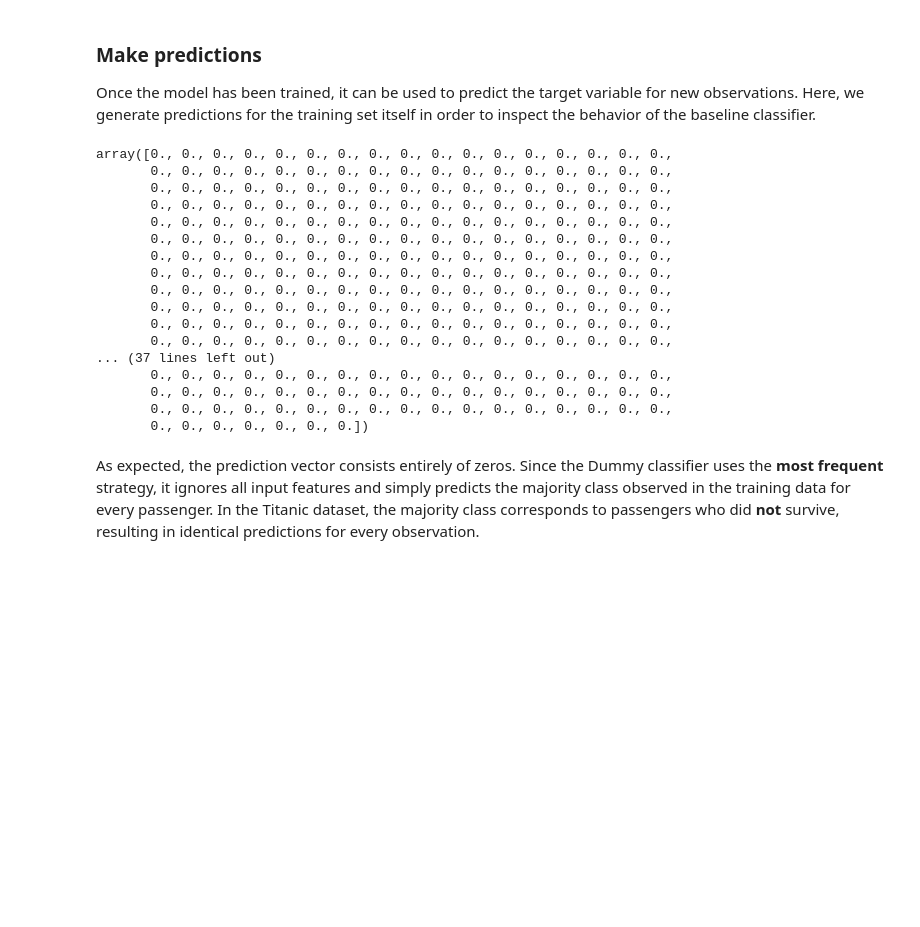
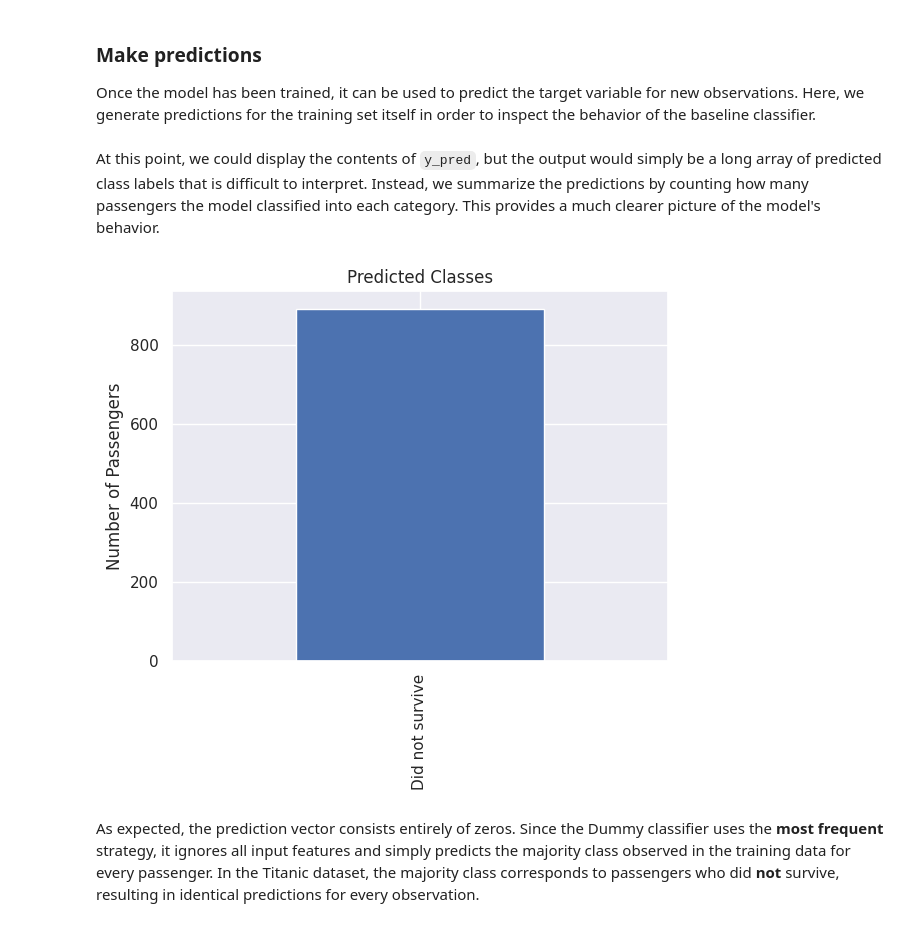
Before and after one commit to ianlopezdiaz/kaggle-titanic, a Jupyter notebook: notebooks/03_modeling_and_evaluation.ipynb, the cells around one changed output. Drawn from its saved outputs; the diff is of its cells as text; code cells hidden in the pictures; blank space fills up the shorter version.

Commit message:
Barcharts added for y_pred (dummy/logistic)

```diff
--- a/notebooks/03_modeling_and_evaluation.ipynb
+++ b/notebooks/03_modeling_and_evaluation.ipynb
@@ -150,26 +150,27 @@ Once the model has been trained, it can be used to predict the target variable f
 # %%
 # Predict the training set
 y_pred = dummy.predict(X_train)
-
-y_pred
-# %% [output]
-array([0., 0., 0., 0., 0., 0., 0., 0., 0., 0., 0., 0., 0., 0., 0., 0., 0.,
-       0., 0., 0., 0., 0., 0., 0., 0., 0., 0., 0., 0., 0., 0., 0., 0., 0.,
-       0., 0., 0., 0., 0., 0., 0., 0., 0., 0., 0., 0., 0., 0., 0., 0., 0.,
-       0., 0., 0., 0., 0., 0., 0., 0., 0., 0., 0., 0., 0., 0., 0., 0., 0.,
-       0., 0., 0., 0., 0., 0., 0., 0., 0., 0., 0., 0., 0., 0., 0., 0., 0.,
-       0., 0., 0., 0., 0., 0., 0., 0., 0., 0., 0., 0., 0., 0., 0., 0., 0.,
-       0., 0., 0., 0., 0., 0., 0., 0., 0., 0., 0., 0., 0., 0., 0., 0., 0.,
-       0., 0., 0., 0., 0., 0., 0., 0., 0., 0., 0., 0., 0., 0., 0., 0., 0.,
-       0., 0., 0., 0., 0., 0., 0., 0., 0., 0., 0., 0., 0., 0., 0., 0., 0.,
-       0., 0., 0., 0., 0., 0., 0., 0., 0., 0., 0., 0., 0., 0., 0., 0., 0.,
-       0., 0., 0., 0., 0., 0., 0., 0., 0., 0., 0., 0., 0., 0., 0., 0., 0.,
-       0., 0., 0., 0., 0., 0., 0., 0., 0., 0., 0., 0., 0., 0., 0., 0., 0.,
-... (37 lines left out)
-       0., 0., 0., 0., 0., 0., 0., 0., 0., 0., 0., 0., 0., 0., 0., 0., 0.,
-       0., 0., 0., 0., 0., 0., 0., 0., 0., 0., 0., 0., 0., 0., 0., 0., 0.,
-       0., 0., 0., 0., 0., 0., 0., 0., 0., 0., 0., 0., 0., 0., 0., 0., 0.,
-       0., 0., 0., 0., 0., 0., 0.])
+# %% [markdown]
+At this point, we could display the contents of `y_pred`, but the output would simply be a long array of predicted class labels that is difficult to interpret. Instead, we summarize the predictions by counting how many passengers the model classified into each category. This provides a much clearer picture of the model's behavior.
+# %%
+prediction_counts = (
+    pd.Series(y_pred)
+    .map({
+        0: "Did not survive",
+        1: "Survived",
+    })
+    .value_counts()
+)
+
+prediction_counts.plot.bar()
+
+plt.title("Predicted Classes")
+plt.xlabel("")
+plt.ylabel("Number of Passengers")
+
+plt.show()
+# %% [output]
+[figure, added]
 # %% [markdown]
 As expected, the prediction vector consists entirely of zeros. Since the Dummy classifier uses the **most frequent** strategy, it ignores all input features and simply predicts the majority class observed in the training data for every passenger. In the Titanic dataset, the majority class corresponds to passengers who did **not** survive, resulting in identical predictions for every observation.
 # %% [markdown]
```
Also changed, not shown: parts of 3 cells of this notebook, 11 other files.
